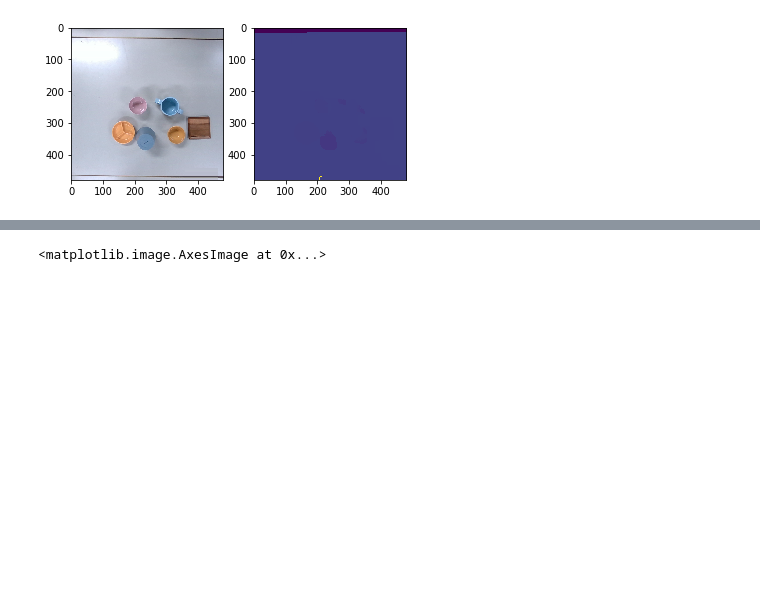
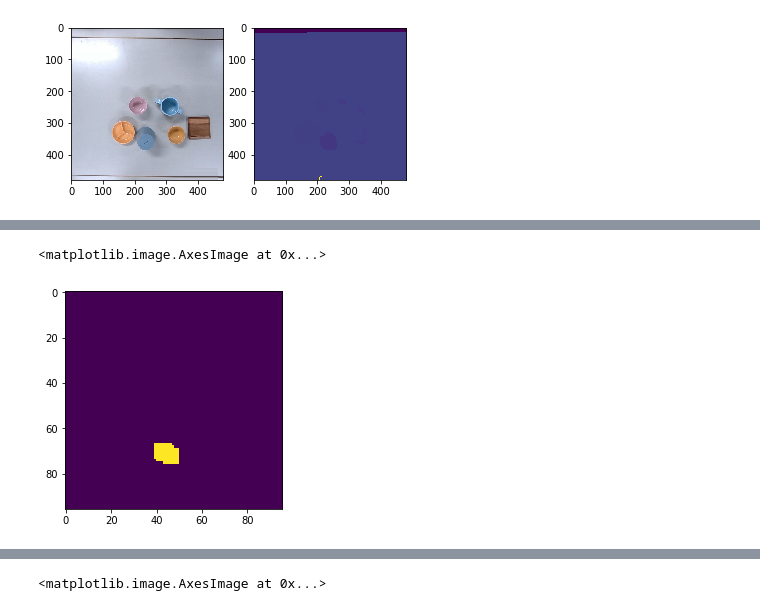
Before and after one commit to hogunkee/ur5_manipulation, a Jupyter notebook: realrobot/test_sdfgcn.ipynb, the cells around one changed output, grey strips where cells are left out. Drawn from its saved outputs; the diff is of its cells as text; code cells hidden in the pictures; blank space fills up the shorter version.

```diff
--- a/realrobot/test_sdfgcn.ipynb
+++ b/realrobot/test_sdfgcn.ipynb
@@ -71,0 +89,10 @@ sdf_g = sdf_module.make_round_sdf(sdf_g_b) if round_sdf else sdf_g_b
+# %%
+m = masks_st[0].copy()
+k1 = np.ones((5, 5), np.uint8)
+k2 = np.ones((7, 7), np.uint8)
+e = cv2.erode(m, k1)
+d = cv2.dilate(e, k2)
+plt.imshow(d)
+# %% [output]
+<matplotlib.image.AxesImage at 0x...>
+[figure, added]
```
Also changed, not shown: parts of 12 cells of this notebook, 7 other files.
